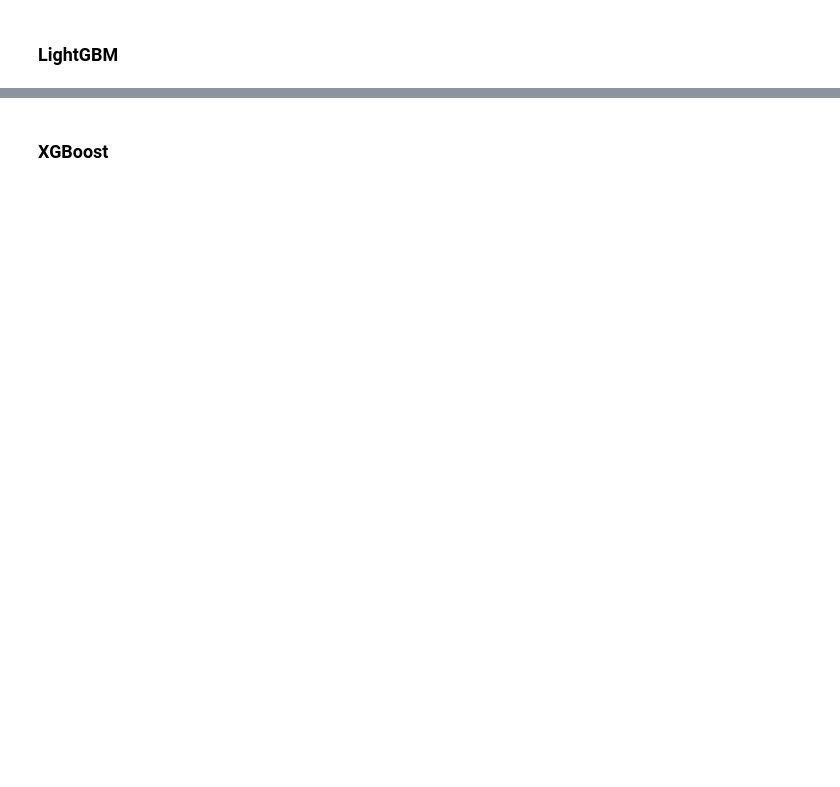
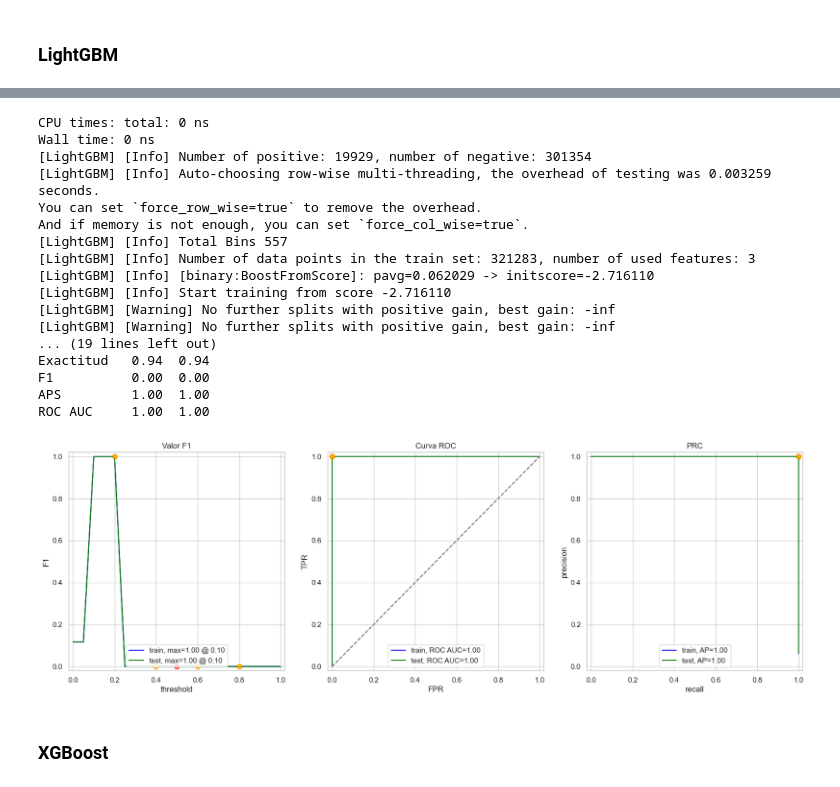
Before and after one commit to AbnerGalRol/Hackaton-Triple_ten-Team-8, a Jupyter notebook: notebooks/hackaton-triple-ten.ipynb, the cells around one changed output, grey strips where cells are left out. Cells and saved outputs as stored; diff of their text form; code cells hidden in the pictures; blank space fills up the shorter version.

```diff
--- a/notebooks/hackaton-triple-ten.ipynb
+++ b/notebooks/hackaton-triple-ten.ipynb
@@ -823,6 +885,25 @@ print(grid_lgbm.best_score_)
 # %%
 %time
-model_lgbm = LGBMClassifier(n_estimators=200, seed=12345, max_depth=10, objective='binary', learning_rate=0.1)
+model_lgbm = LGBMClassifier(n_estimators=20, seed=12345, max_depth=10, objective='binary', learning_rate=0.01)
 model_lgbm.fit(features_train, target_train)
 evaluate_model(model_lgbm, features_train, target_train, features_valid, target_valid)
+# %% [output]
+CPU times: total: 0 ns
+Wall time: 0 ns
+[LightGBM] [Info] Number of positive: 19929, number of negative: 301354
+[LightGBM] [Info] Auto-choosing row-wise multi-threading, the overhead of testing was 0.003259 seconds.
+You can set `force_row_wise=true` to remove the overhead.
+And if memory is not enough, you can set `force_col_wise=true`.
+[LightGBM] [Info] Total Bins 557
+[LightGBM] [Info] Number of data points in the train set: 321283, number of used features: 3
+[LightGBM] [Info] [binary:BoostFromScore]: pavg=0.062029 -> initscore=-2.716110
+[LightGBM] [Info] Start training from score -2.716110
+[LightGBM] [Warning] No further splits with positive gain, best gain: -inf
+[LightGBM] [Warning] No further splits with positive gain, best gain: -inf
+... (19 lines left out)
+Exactitud   0.94  0.94
+F1          0.00  0.00
+APS         1.00  1.00
+ROC AUC     1.00  1.00
+[figure, added]
 # %%
```
Also changed, not shown: parts of 24 cells of this notebook.
